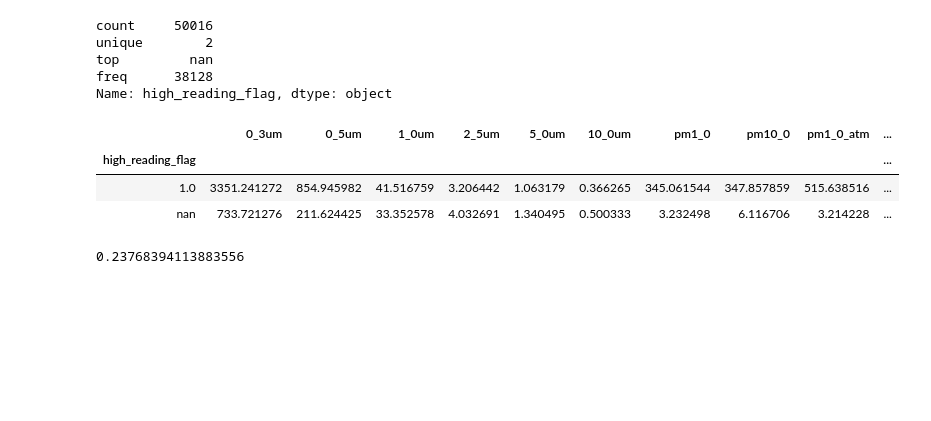
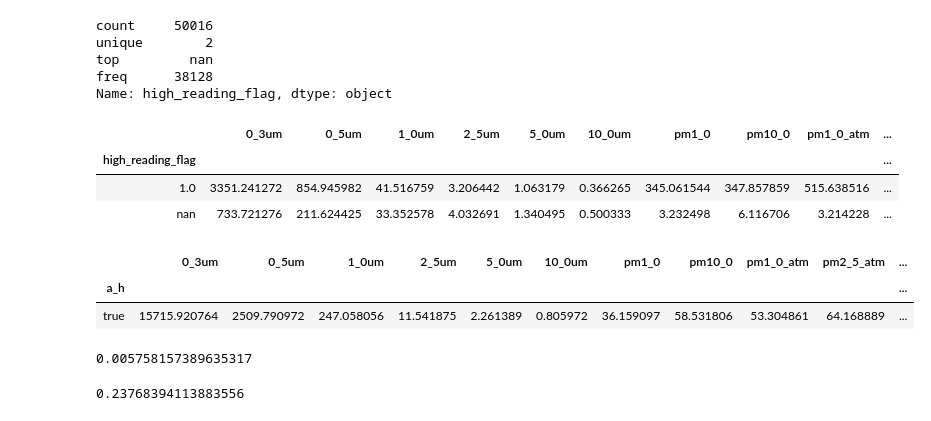
Before and after one commit to arnoldyb/air_pollution, a Jupyter notebook: anomaly_detection/first_crack.ipynb, the cells around one changed output. Drawn from its saved outputs; the diff is of its cells as text; code cells hidden in the pictures; blank space fills up the shorter version.

```diff
--- a/anomaly_detection/first_crack.ipynb
+++ b/anomaly_detection/first_crack.ipynb
@@ -69,6 +74,19 @@ out_df.groupby(['high_reading_flag']).agg({c:'mean' for c in num_cols})
 | high_reading_flag |  |  |  |  |  |  |  |  |  | ... |
 | 1.0 | 3351.241272 | 854.945982 | 41.516759 | 3.206442 | 1.063179 | 0.366265 | 345.061544 | 347.857859 | 515.638516 | ... |
 | nan | 733.721276 | 211.624425 | 33.352578 | 4.032691 | 1.340495 | 0.500333 | 3.232498 | 6.116706 | 3.214228 | ... |
+# %%
+num_cols = ['0_3um', '0_5um', '1_0um', '2_5um', '5_0um', '10_0um', 'pm1_0',
+            'pm10_0', 'pm1_0_atm', 'pm2_5_atm', 'pm10_0_atm', 'pm2_5_cf_1', 'humidity',
+            'epa_pm25_value']
+out_df.groupby(['a_h']).agg({c:'mean' for c in num_cols})
+# %% [output]
+|  | 0_3um | 0_5um | 1_0um | 2_5um | 5_0um | 10_0um | pm1_0 | pm10_0 | pm1_0_atm | pm2_5_atm | ... |
+| a_h |  |  |  |  |  |  |  |  |  |  | ... |
+| true | 15715.920764 | 2509.790972 | 247.058056 | 11.541875 | 2.261389 | 0.805972 | 36.159097 | 58.531806 | 53.304861 | 64.168889 | ... |
+# %%
+(out_df.a_h == "true").mean()
+# %% [output]
+0.005758157389635317
 # %%
 (out_df.high_reading_flag == "1.0").mean()
 # %% [output]
```
Also changed, not shown: parts of 11 cells of this notebook.
